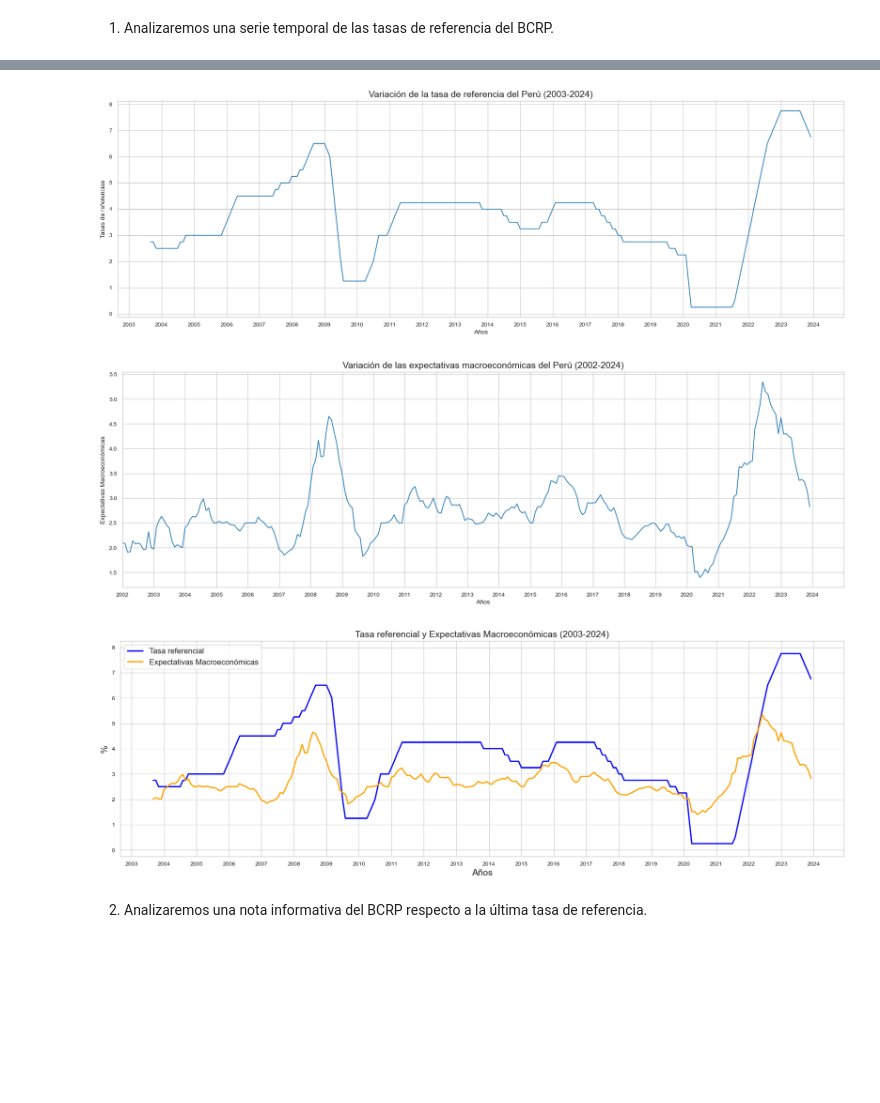
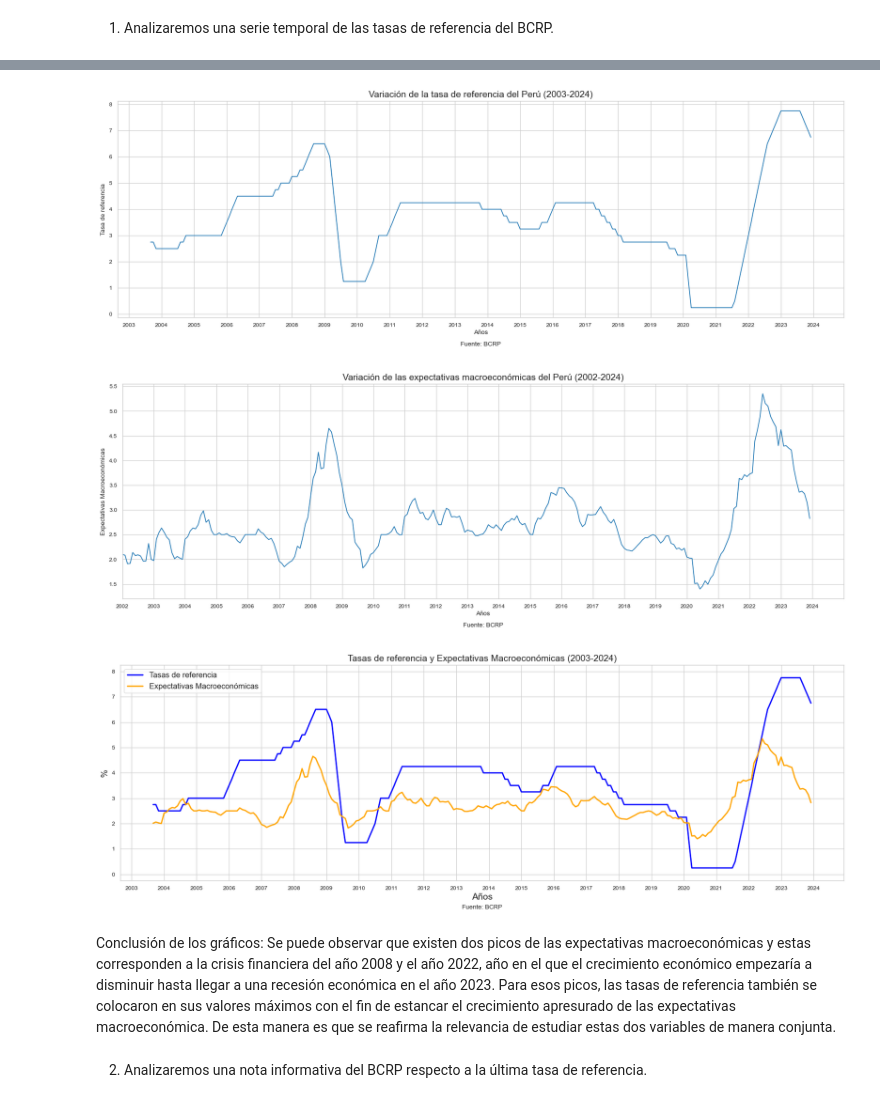
Before and after one commit to qlab-intro-python/proyecto-final-pf-arce-y-mundaca, a Jupyter notebook: proyecto_final.ipynb, the cells around one changed output, grey strips where cells are left out. Saved outputs shown, nothing was run; the diff lists cells and outputs as text; code cells hidden in the pictures; blank space fills up the shorter version.

```diff
--- a/proyecto_final.ipynb
+++ b/proyecto_final.ipynb
@@ -73,7 +75,7 @@ response = requests.get("https://estadisticas.bcrp.gob.pe/estadisticas/series/ap
 data = response.json()
 
 # Extraemos los datos de la tasa referencial del BCRP
-tasa_data = [{"month & year": item["name"], "tasa referencial": float(item["values"][0])} for item in data["periods"]]
+tasa_data = [{"month & year": item["name"], "tasa de referencia": float(item["values"][0])} for item in data["periods"]]
 
 # Creamos el DataFrame de las tasas referenciales
 df_tasas = pd.DataFrame(tasa_data)
@@ -104,36 +106,38 @@ def convert_month_name(date_str):
 df_tasas['month & year'] = df_tasas['month & year'].apply(convert_month_name)
 
 # Ahora puedes convertir la columna 'month & year' a formato datetime
 df_tasas['month & year'] = pd.to_datetime(df_tasas['month & year'], format='%b.%Y')
 
 # Ordenamos el DataFrame por fecha
 df_tasas.sort_values('month & year', inplace=True)
 
 # Creamos el primer gráfico
 # 1. Crea la figura y el eje
 fig, ax = plt.subplots(figsize=(20, 6))
 
 # 2. Dibujamos los datos
-ax.plot(df_tasas['month & year'], df_tasas['tasa referencial'])
+ax.plot(df_tasas['month & year'], df_tasas['tasa de referencia'])
 
 # 3. Configuramos el formato de las fechas en el eje x
 years = mdates.YearLocator()   # cada año
 years_fmt = mdates.DateFormatter('%Y')
 ax.xaxis.set_major_locator(years)
 ax.xaxis.set_major_formatter(years_fmt)
 
 # 4. Configuramos las etiquetas y el título
 ax.set_xlabel('Años')
-ax.set_ylabel('Tasas de referencias')
+ax.set_ylabel('Tasa de referencia')
 ax.set_title('Variación de la tasa de referencia del Perú (2003-2024)', fontsize=14)
 
 # 5. Definimos la cuadrícula
 ax.grid(True)
 
+plt.text(0.5, -0.125, 'Fuente: BCRP', ha='center', va='center', transform=plt.gca().transAxes)
+
 # 6. Mostramos el gráfico
 plt.show()
 # %% [output]
-[figure, old version]
+[figure, new version]
 # %%
 #Ahora analizaremos las expectativas macroeconómicas:
 # Importamos bibliotecas:
@@ -208,10 +212,12 @@ ax.grid(True)
 # 6. Limitamos el rango del eje x
 ax.set_xlim(pd.Timestamp('2002-01-01'), pd.Timestamp('2024-12-31'))
 
+plt.text(0.5, -0.125, 'Fuente: BCRP', ha='center', va='center', transform=plt.gca().transAxes)
+
 # 7. Mostramos el gráfico
 plt.show()
 # %% [output]
-[figure, old version]
+[figure, new version]
 # %%
 import matplotlib.pyplot as plt
 import matplotlib.dates as mdates
@@ -228,13 +234,13 @@ df4 = df_tasas.merge(df_expectativas, on='month & year')
 fig, ax = plt.subplots(figsize=(20, 6))
 
 # 4. Dibujamos las líneas
-ax.plot(df4['month & year'], df4['tasa referencial'], color='blue', linewidth=2, label='Tasa referencial')
+ax.plot(df4['month & year'], df4['tasa de referencia'], color='blue', linewidth=2, label='Tasas de referencia')
 ax.plot(df4['month & year'], df4['expectativas macroeconómicas'], color='orange', linewidth=2, label='Expectativas Macroeconómicas')
 
 # 5. Configuramos las etiquetas de los ejes y el título del gráfico
 ax.set_xlabel('Años', fontsize=14)
 ax.set_ylabel('%', fontsize=14)
-ax.set_title('Tasa referencial y Expectativas Macroeconómicas (2003-2024)', fontsize=14)
+ax.set_title('Tasas de referencia y Expectativas Macroeconómicas (2003-2024)', fontsize=14)
 
 # 6. Configuramos el formato de las fechas en el eje x
 ax.xaxis.set_major_locator(mdates.YearLocator())
@@ -247,13 +253,17 @@ ax.legend(fontsize=12)
 ax.grid(True)
 
 # 9. Ajustamos los límites del eje y para que haya un poco de espacio por encima y por debajo de las líneas
-ax.set_ylim([min(min(df4['tasa referencial']), min(df4['expectativas macroeconómicas'])) - 0.5,
-             max(max(df4['tasa referencial']), max(df4['expectativas macroeconómicas'])) + 0.5])
+ax.set_ylim([min(min(df4['tasa de referencia']), min(df4['expectativas macroeconómicas'])) - 0.5,
+             max(max(df4['tasa de referencia']), max(df4['expectativas macroeconómicas'])) + 0.5])
+
+plt.text(0.5, -0.125, 'Fuente: BCRP', ha='center', va='center', transform=plt.gca().transAxes)
 
 # 10. Mostramos el gráfico
 plt.show()
 # %% [output]
-[figure, old version]
+[figure, new version]
+# %% [markdown]
+Conclusión de los gráficos: Se puede observar que existen dos picos de las expectativas macroeconómicas y estas corresponden a la crisis financiera del año 2008 y el año 2022, año en el que el crecimiento económico empezaría a disminuir hasta llegar a una recesión económica en el año 2023. Para esos picos, las tasas de referencia también se colocaron en sus valores máximos con el fin de estancar el crecimiento apresurado de las expectativas macroeconómica. De esta manera es que se reafirma la relevancia de estudiar estas dos variables de manera conjunta.
 # %% [markdown]
 2. Analizaremos una nota informativa del BCRP respecto a la última tasa de referencia.
 # %%
```
Also changed, not shown: parts of 1 cell of this notebook.
